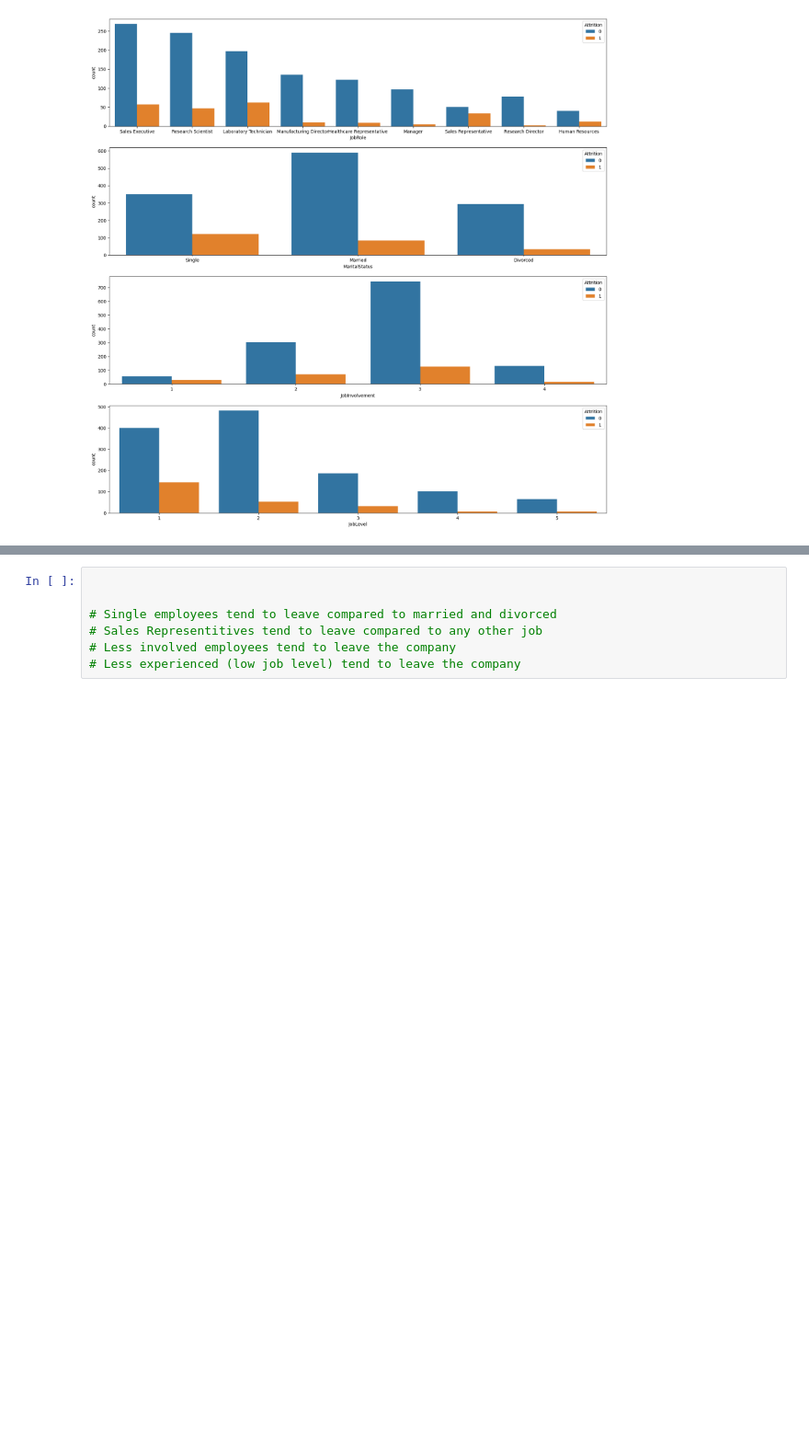
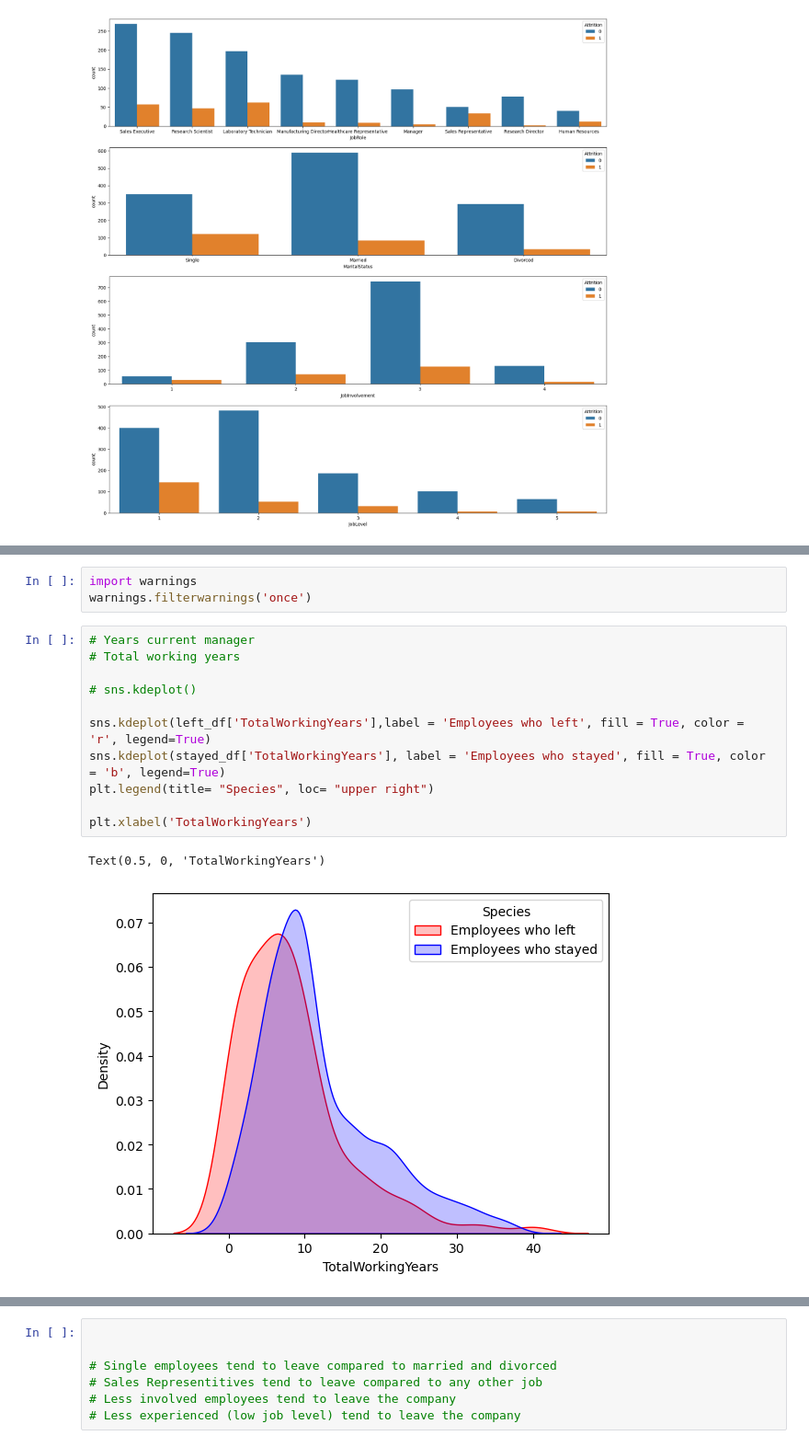
Before and after one commit to vlzsombor/ARIMA, a Jupyter notebook: udemy/Data Science for Business 6 Real-world Case Studies/1. Human Resources Data/Human_Resources_Department_Skeleton.ipynb, the cells around one changed output, grey strips where cells are left out. Shown at 92% size. Drawn from its saved outputs; the diff is of its cells as text; blank space fills up the shorter version.

```diff
--- a/udemy/Data Science for Business 6 Real-world Case Studies/1. Human Resources Data/Human_Resources_Department_Skeleton.ipynb
+++ b/udemy/Data Science for Business 6 Real-world Case Studies/1. Human Resources Data/Human_Resources_Department_Skeleton.ipynb
@@ -288,0 +297,17 @@ sns.countplot(x = 'JobLevel', hue = 'Attrition', data = employee_df)
+# %%
+import warnings
+warnings.filterwarnings('once')
+# %%
+# Years current manager
+# Total working years
+
+# sns.kdeplot()
+
+sns.kdeplot(left_df['TotalWorkingYears'],label = 'Employees who left', fill = True, color = 'r', legend=True)
+sns.kdeplot(stayed_df['TotalWorkingYears'], label = 'Employees who stayed', fill = True, color = 'b', legend=True)
+plt.legend(title= "Species", loc= "upper right")
+
+plt.xlabel('TotalWorkingYears')
+# %% [output]
+Text(0.5, 0, 'TotalWorkingYears')
+[figure, added]
```
Also changed, not shown: parts of 33 cells of this notebook.
